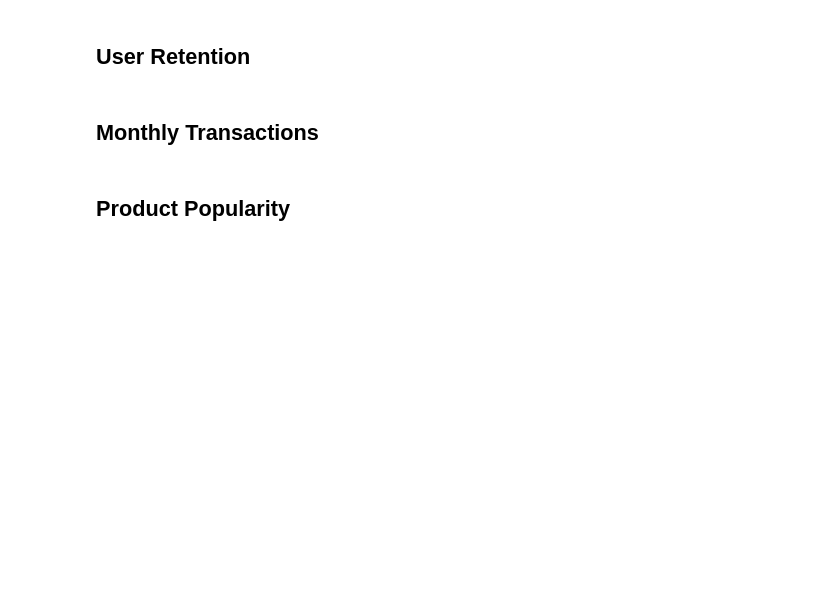
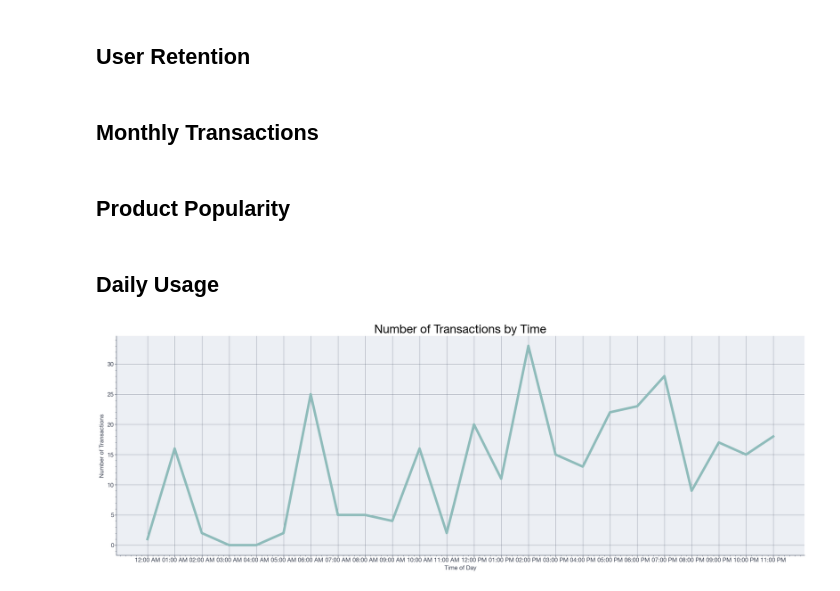
Before and after one commit to dscpsyl/IVCSD-Data-Aggregation, a Jupyter notebook: Notebook.ipynb, the cells around one changed output. Saved outputs shown, nothing was run; the diff lists cells and outputs as text; code cells hidden in the pictures; blank space fills up the shorter version.

Commit message:
feat:Transactions by time

```diff
--- a/Notebook.ipynb
+++ b/Notebook.ipynb
@@ -296,3 +299,36 @@ ax.set_title("Number of Transactions by Product", fontdict=TITLE_FONT_DICT)
 
 theme.apply()
 fig.savefig("output/product_popularity.png", facecolor=fig.get_facecolor())
+# %% [markdown]
+## Daily Usage
+# %%
+%matplotlib inline
+theme = load_theme("arctic_light")
+fig, ax = plt.subplots(figsize=(25, 8))
+
+data = pd.to_datetime(tDF['Date and Time'], format='%m/%d/%Y %I:%M %p')
+x = pd.date_range("1/1/2003","1/2/2003", freq='h', inclusive="left", normalize=True)
+
+y=[]
+for i, t in enumerate(x[:-1]):
+    filtered = data[data.dt.hour >= t.hour]
+    filtered = filtered[filtered.dt.hour < x[i+1].hour]
+    filtered = filtered.count()
+    y.append(filtered)
+
+# Handle 2300-2400 case separately
+filtered = data[data.dt.hour >= x[-1].hour]
+filtered = filtered[filtered.dt.hour < 24]
+filtered = filtered.count()
+y.append(filtered)
+
+labels = x.strftime("%I:00 %p")
+ax.plot(labels, y, linewidth=5)
+ax.set_title("Number of Transactions by Time", fontdict=TITLE_FONT_DICT)
+ax.set_ylabel("Number of Transactions")
+ax.set_xlabel("Time of Day")
+
+theme.apply()
+fig.savefig("output/transaction_times.png", facecolor=fig.get_facecolor())
+# %% [output]
+[figure, added]
```
Also changed, not shown: parts of 1 cell of this notebook.
